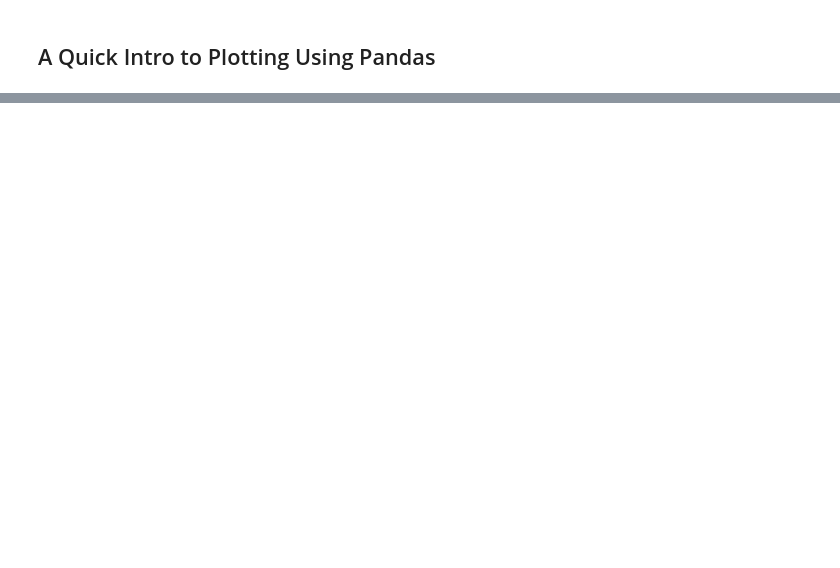
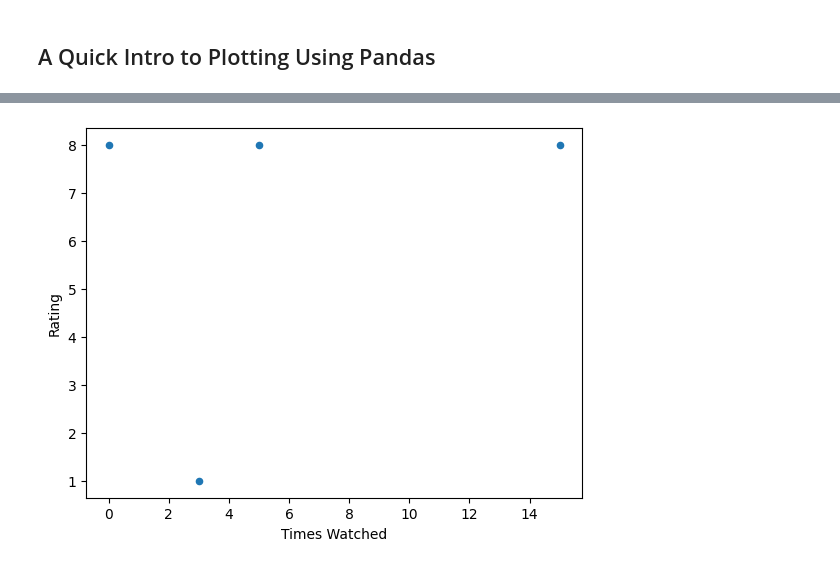
Before and after one commit to cnmi-ds-22/rwcitek___Data-Science-Portfolio-C22, a Jupyter notebook: Modules/Module_1_Intro_to_DS_and_Naive_Bayes/Lectures/120-Pandas.end.ipynb, the cells around one changed output, grey strips where cells are left out. Cells and saved outputs as stored; diff of their text form; code cells hidden in the pictures; blank space fills up the shorter version.

```diff
--- a/Modules/Module_1_Intro_to_DS_and_Naive_Bayes/Lectures/120-Pandas.end.ipynb
+++ b/Modules/Module_1_Intro_to_DS_and_Naive_Bayes/Lectures/120-Pandas.end.ipynb
@@ -937,0 +1060,4 @@ movies_impute
+# %%
+# backup movies_impute
+movies_impute_bak = movies_impute.copy()
+movies_impute_bak
@@ -937,0 +1070,4 @@ movies_impute
+# %%
+# restore movies_impute
+movies_impute = movies_impute_bak.copy()
+movies_impute
@@ -938,2 +1080,4 @@ movies_impute
 # %%
 # Solution 1
+movies_impute["Rating"] = [1, 8, 8, 8]
+movies_impute
@@ -940,2 +1090,4 @@ movies_impute
 # %%
 # Solution 2
+movies_impute.loc["This is Spinal Tap"] = ["Christopher Guest", 10_000, 11 ]
+movies_impute
@@ -962,2 +1137,9 @@ movies_impute
 # %%
 # Solution
+movies_impute.plot(
+  kind = 'scatter',
+  y = 'Rating',
+  x = 'Times Watched',
+) ;
+# %% [output]
+[figure, added]
```
Also changed, not shown: parts of 31 cells of this notebook.
